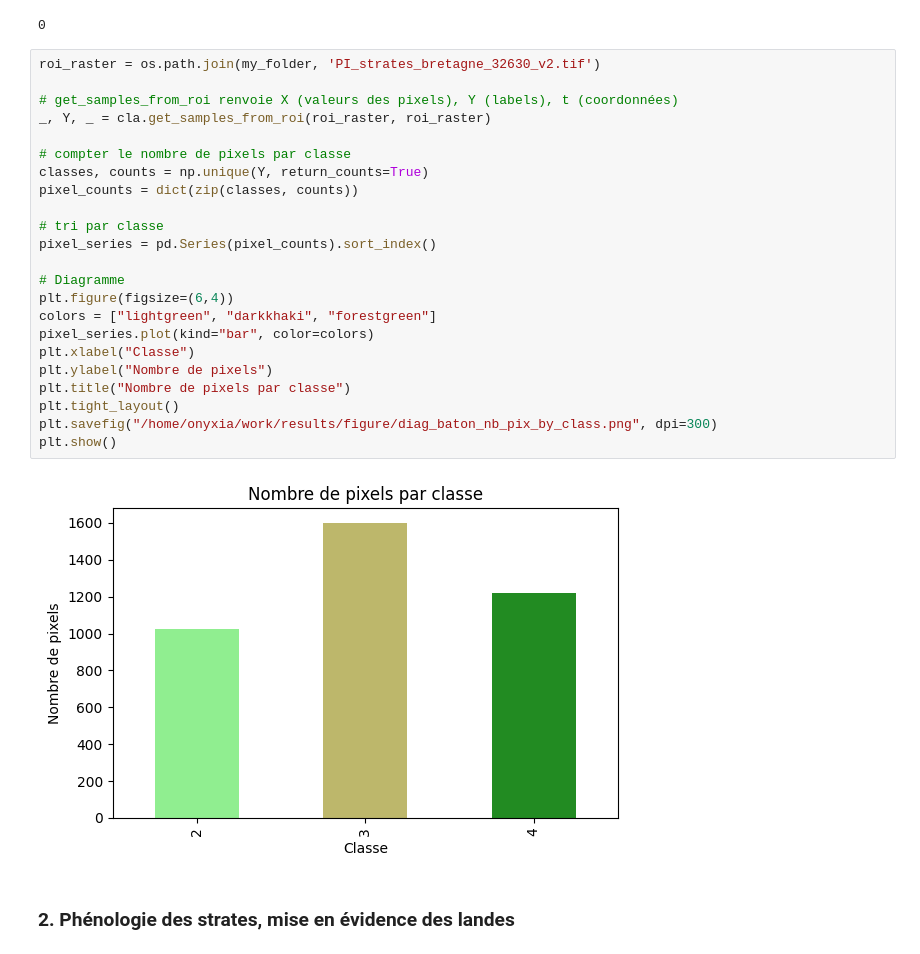
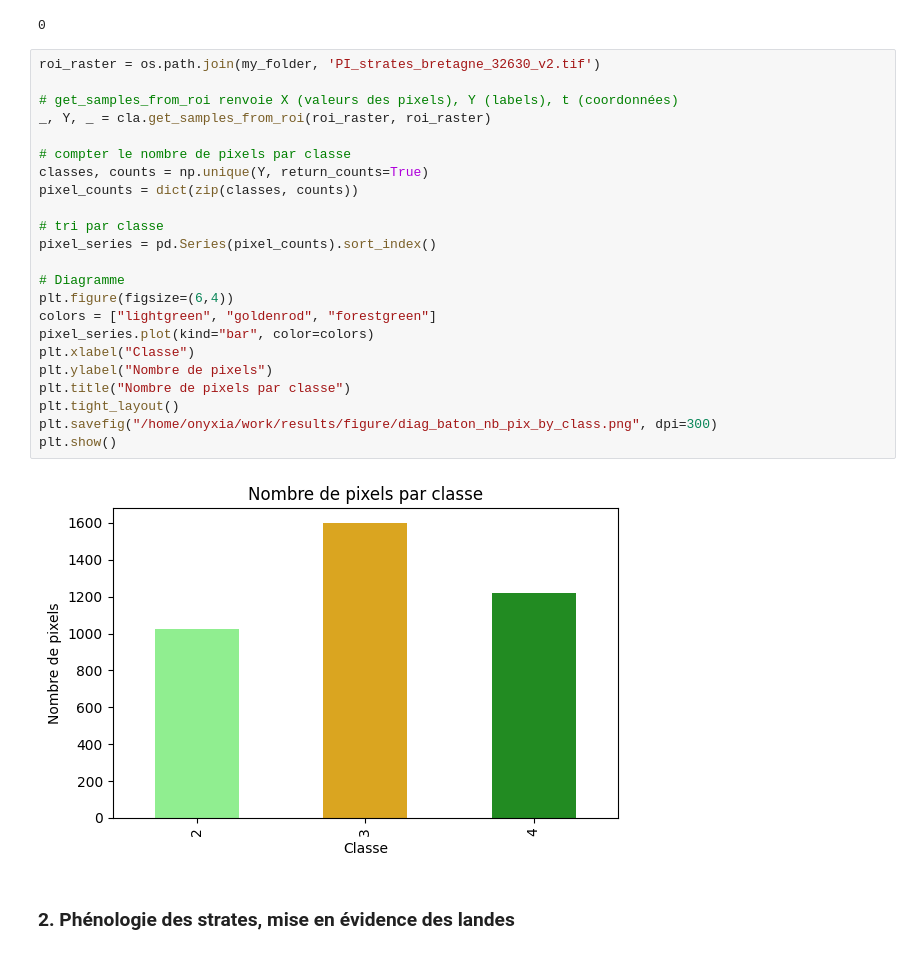
Before and after one commit to marion-billy/projet_telea_landes, a Jupyter notebook: projet_telea_BILLY_MARION.ipynb, the cells around one changed output. Cells and saved outputs as stored; diff of their text form.

```diff
--- a/projet_telea_BILLY_MARION.ipynb
+++ b/projet_telea_BILLY_MARION.ipynb
@@ -154,28 +154,28 @@ os.system(cmd)
 # %%
 roi_raster = os.path.join(my_folder, 'PI_strates_bretagne_32630_v2.tif')
 
 # get_samples_from_roi renvoie X (valeurs des pixels), Y (labels), t (coordonnées)
 _, Y, _ = cla.get_samples_from_roi(roi_raster, roi_raster)
 
 # compter le nombre de pixels par classe
 classes, counts = np.unique(Y, return_counts=True)
 pixel_counts = dict(zip(classes, counts))
 
 # tri par classe
 pixel_series = pd.Series(pixel_counts).sort_index()
 
 # Diagramme
 plt.figure(figsize=(6,4))
-colors = ["lightgreen", "darkkhaki", "forestgreen"]
+colors = ["lightgreen", "goldenrod", "forestgreen"]
 pixel_series.plot(kind="bar", color=colors)
 plt.xlabel("Classe")
 plt.ylabel("Nombre de pixels")
 plt.title("Nombre de pixels par classe")
 plt.tight_layout()
 plt.savefig("/home/onyxia/work/results/figure/diag_baton_nb_pix_by_class.png", dpi=300)
 plt.show()
 # %% [output]
-[figure, old version]
+[figure, new version]
 # %% [markdown]
 ### 2. Phénologie des strates, mise en évidence des landes
 # %% [markdown]
```
Also changed, not shown: parts of 4 cells of this notebook.
